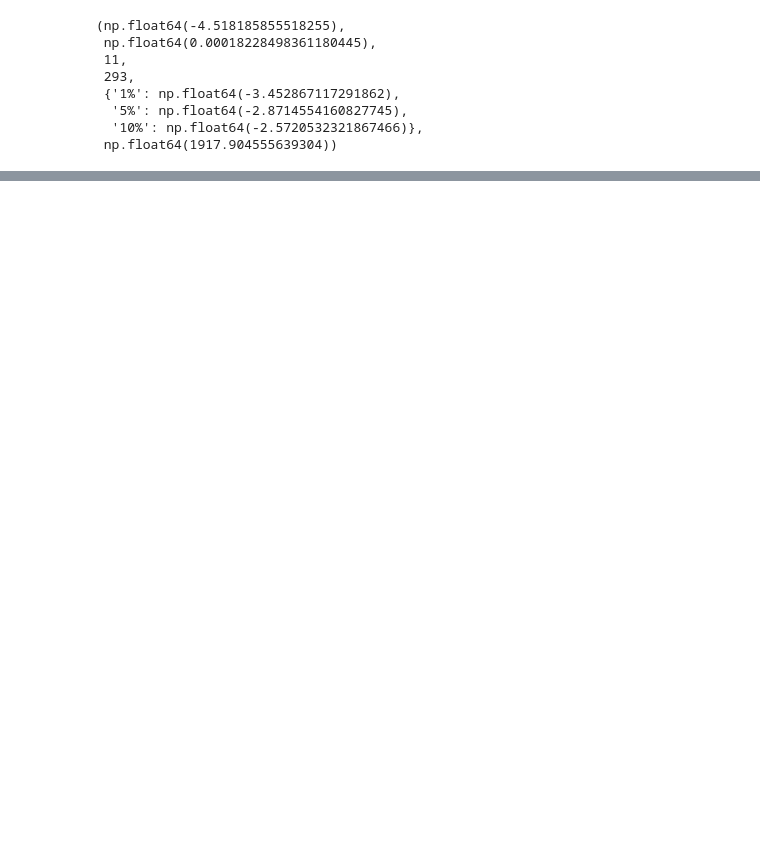
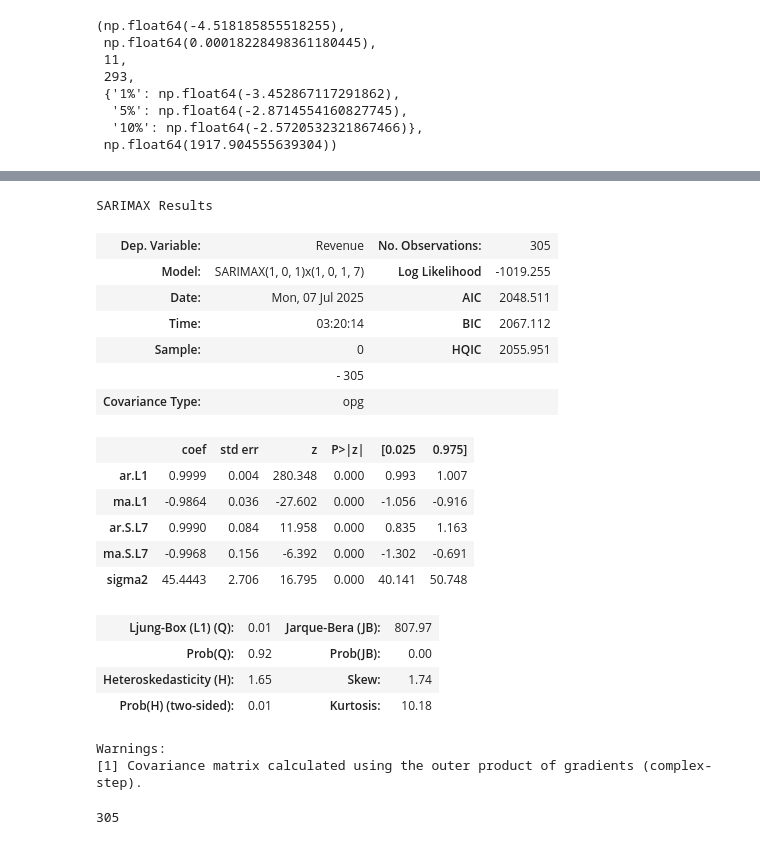
Before and after one commit to am-alibee/retailsales_forecasting, a Jupyter notebook: time_series_forecast.ipynb, the cells around one changed output, grey strips where cells are left out. Saved outputs shown, nothing was run; the diff lists cells and outputs as text; code cells hidden in the pictures; blank space fills up the shorter version.

```diff
--- a/time_series_forecast.ipynb
+++ b/time_series_forecast.ipynb
@@ -57,0 +77,34 @@ plot_pacf(df, lags=30, zero=False)
+# %%
+model = SARIMAX(
+    df,
+    order =(1,0,1),
+    seasonal_order=(1,0,1,7)
+)
+
+results = model.fit()
+results.summary()
+# %% [output]
+SARIMAX Results
+| Dep. Variable: | Revenue | No. Observations: | 305 |
+| Model: | SARIMAX(1, 0, 1)x(1, 0, 1, 7) | Log Likelihood | -1019.255 |
+| Date: | Mon, 07 Jul 2025 | AIC | 2048.511 |
+| Time: | 03:20:14 | BIC | 2067.112 |
+| Sample: | 0 | HQIC | 2055.951 |
+|  | - 305 |  |  |
+| Covariance Type: | opg |  |  |
+|  | coef | std err | z | P>|z| | [0.025 | 0.975] |
+| ar.L1 | 0.9999 | 0.004 | 280.348 | 0.000 | 0.993 | 1.007 |
+| ma.L1 | -0.9864 | 0.036 | -27.602 | 0.000 | -1.056 | -0.916 |
+| ar.S.L7 | 0.9990 | 0.084 | 11.958 | 0.000 | 0.835 | 1.163 |
+| ma.S.L7 | -0.9968 | 0.156 | -6.392 | 0.000 | -1.302 | -0.691 |
+| sigma2 | 45.4443 | 2.706 | 16.795 | 0.000 | 40.141 | 50.748 |
+| Ljung-Box (L1) (Q): | 0.01 | Jarque-Bera (JB): | 807.97 |
+| Prob(Q): | 0.92 | Prob(JB): | 0.00 |
+| Heteroskedasticity (H): | 1.65 | Skew: | 1.74 |
+| Prob(H) (two-sided): | 0.01 | Kurtosis: | 10.18 |
+Warnings:
+[1] Covariance matrix calculated using the outer product of gradients (complex-step).
+# %%
+len(df)
+# %% [output]
+305
```
Also changed, not shown: parts of 5 cells of this notebook.
